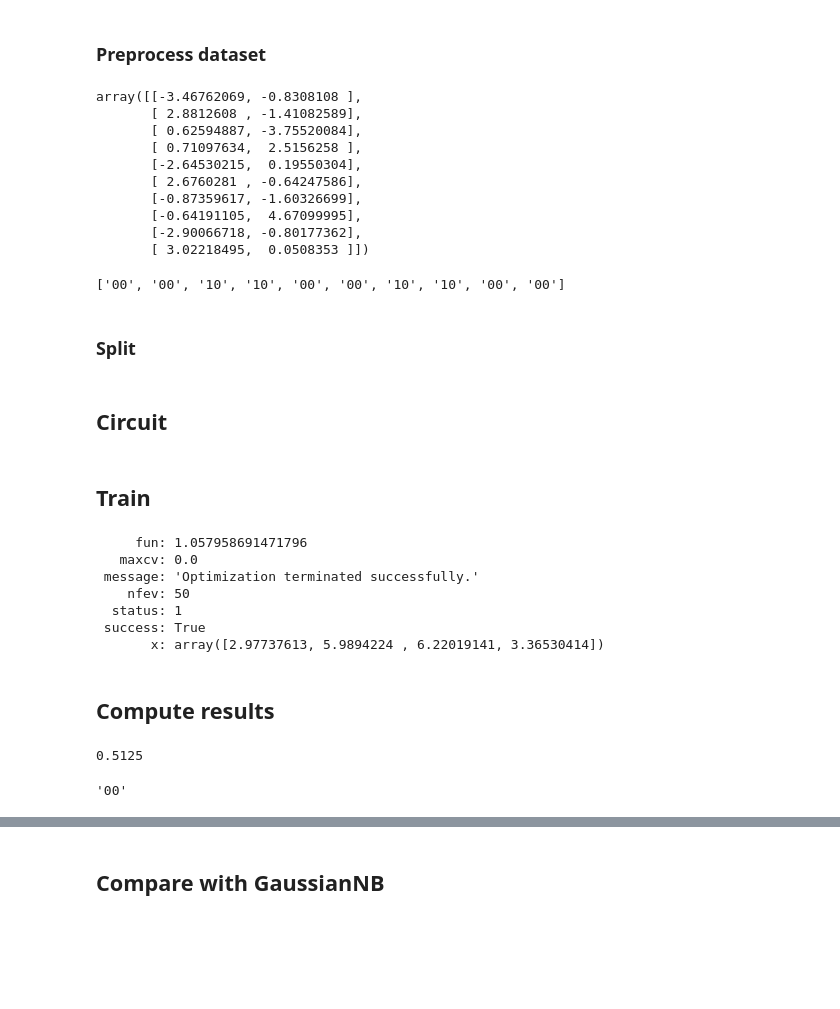
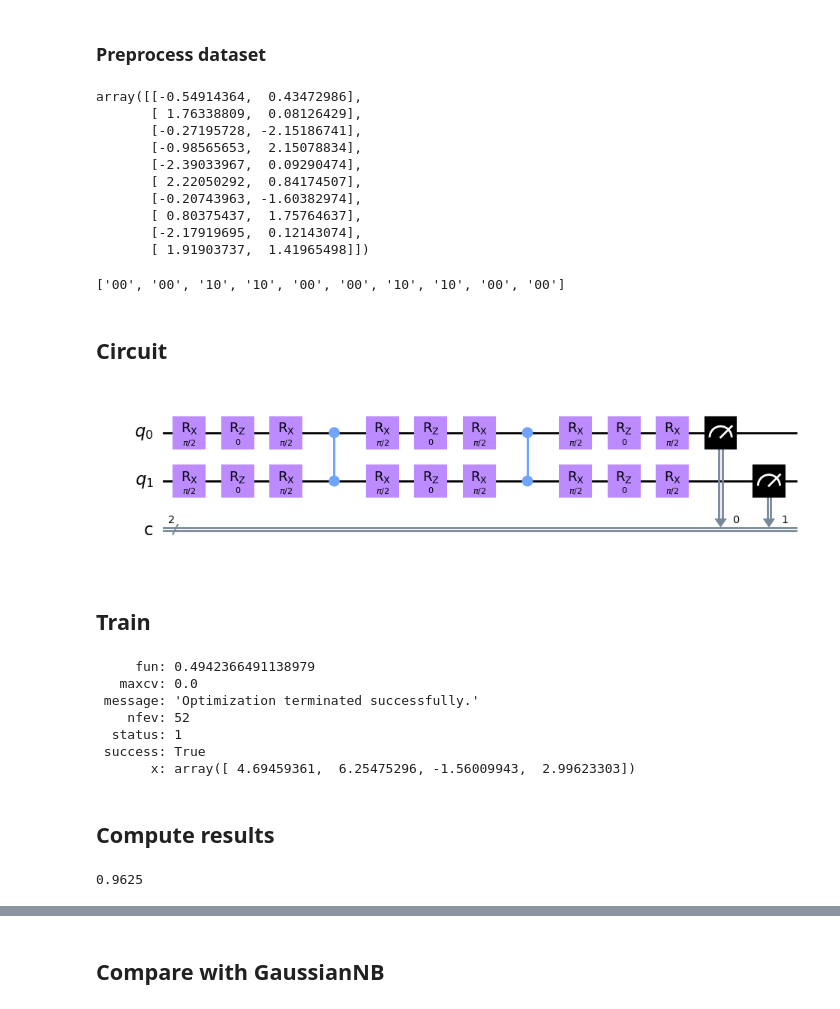
Before and after one commit to GemCarr/QML, a Jupyter notebook: qml.ipynb, the cells around one changed output, grey strips where cells are left out. Saved outputs shown, nothing was run; the diff lists cells and outputs as text; code cells hidden in the pictures; blank space fills up the shorter version.

```diff
--- a/qml.ipynb
+++ b/qml.ipynb
@@ -259,5 +269,5 @@ opt
 # %%
-opt = fit(irisCircuit, logSoftmax, X_train, y_train, nshots=750, maxiter=70, theta=theta)
+opt = fit(irisCircuit, logSoftmax, X_train, y_train, ['00', '01', '10'], nshots=750, maxiter=70, theta=theta)
 theta = opt.x
 opt
 # %% [output]
@@ -347,27 +361,19 @@ array([[-1.84941587, -0.5748816 ,  0.        ],
 # %% [markdown]
 ### Preprocess dataset
 # %%
-alpha = 0.1
-eps = 0.01
-d = 2
-q = qFactor(eps, d)
-
-dataset[:,0] = rescaleFeature(dataset[:,0], alpha, q)
-dataset[:,1] = rescaleFeature(dataset[:,1], alpha, q)
-
 X = dataset[:, :2]
 X[:10]
 # %% [output]
-array([[-3.46762069, -0.8308108 ],
-       [ 2.8812608 , -1.41082589],
-       [ 0.62594887, -3.75520084],
-       [ 0.71097634,  2.5156258 ],
-       [-2.64530215,  0.19550304],
-       [ 2.6760281 , -0.64247586],
-       [-0.87359617, -1.60326699],
-       [-0.64191105,  4.67099995],
-       [-2.90066718, -0.80177362],
-       [ 3.02218495,  0.0508353 ]])
+array([[-0.54914364,  0.43472986],
+       [ 1.76338809,  0.08126429],
+       [-0.27195728, -2.15186741],
+       [-0.98565653,  2.15078834],
+       [-2.39033967,  0.09290474],
+       [ 2.22050292,  0.84174507],
+       [-0.20743963, -1.60382974],
+       [ 0.80375437,  1.75764637],
+       [-2.17919695,  0.12143074],
+       [ 1.91903737,  1.41965498]])
 # %%
 diconvert = {
     0 : "00",
@@ -378,5 +384,3 @@ y = [diconvert[x] for x in dataset[:,2]]
 y[:10]
 # %% [output]
 ['00', '00', '10', '10', '00', '00', '10', '10', '00', '00']
-# %% [markdown]
-### Split
@@ -404,27 +404,33 @@ def xorCircuit(theta, omega):
     qc.append(xor_circuit, range(2))
     qc.measure(range(2), range(2))
     return qc
+# %%
+xorCircuit(np.zeros(8), np.zeros(4)).decompose().draw("mpl", fold=40)
+# %% [output]
+[figure, added]
 # %% [markdown]
 ## Train
 # %%
-xor_opt = fit(xorCircuit, logSoftmax, X, y, nshots=250, maxiter=400, theta_size=4)
+xor_opt = fit(xorCircuit, logSoftmax, X, y, ['00', '10'], nshots=250, maxiter=80, theta_size=4)
 theta = xor_opt.x
 xor_opt
 # %% [output]
-     fun: 1.057958691471796
+     fun: 0.4942366491138979
    maxcv: 0.0
  message: 'Optimization terminated successfully.'
-    nfev: 50
+    nfev: 52
   status: 1
  success: True
-       x: array([2.97737613, 5.9894224 , 6.22019141, 3.36530414])
+       x: array([ 4.69459361,  6.25475296, -1.56009943,  2.99623303])
 # %% [markdown]
 ## Compute results
 # %%
-compute_accuracy(xorCircuit, theta, X, y)
+y_pred = predict(xorCircuit, theta, X, ['00', '10'], 100)
+compute_accuracy(y_pred, y)
 # %% [output]
-0.5125
+0.9625
 # %%
-prediction(xorCircuit, theta, [1, 0], 100)
+lin = np.linspace(-np.pi, np.pi, num = 50)
+X_test = np.array([[x, y] for x in lin for y in lin])
+
+y_test = ["10" if abs(el[0]) < abs(el[1]) else "00" for el in X_test]
-# %% [output]
-'00'
```
Also changed, not shown: parts of 28 cells of this notebook.
